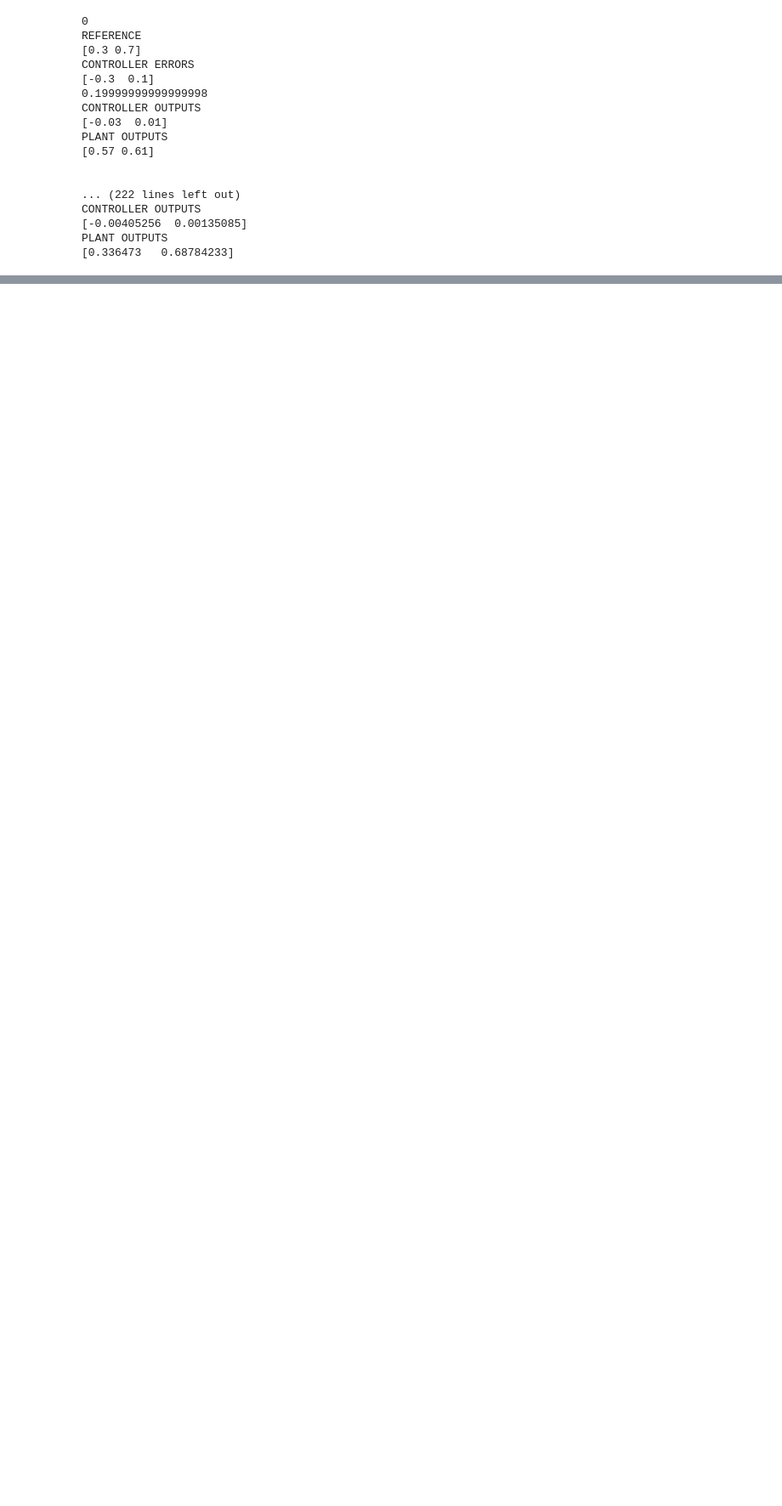
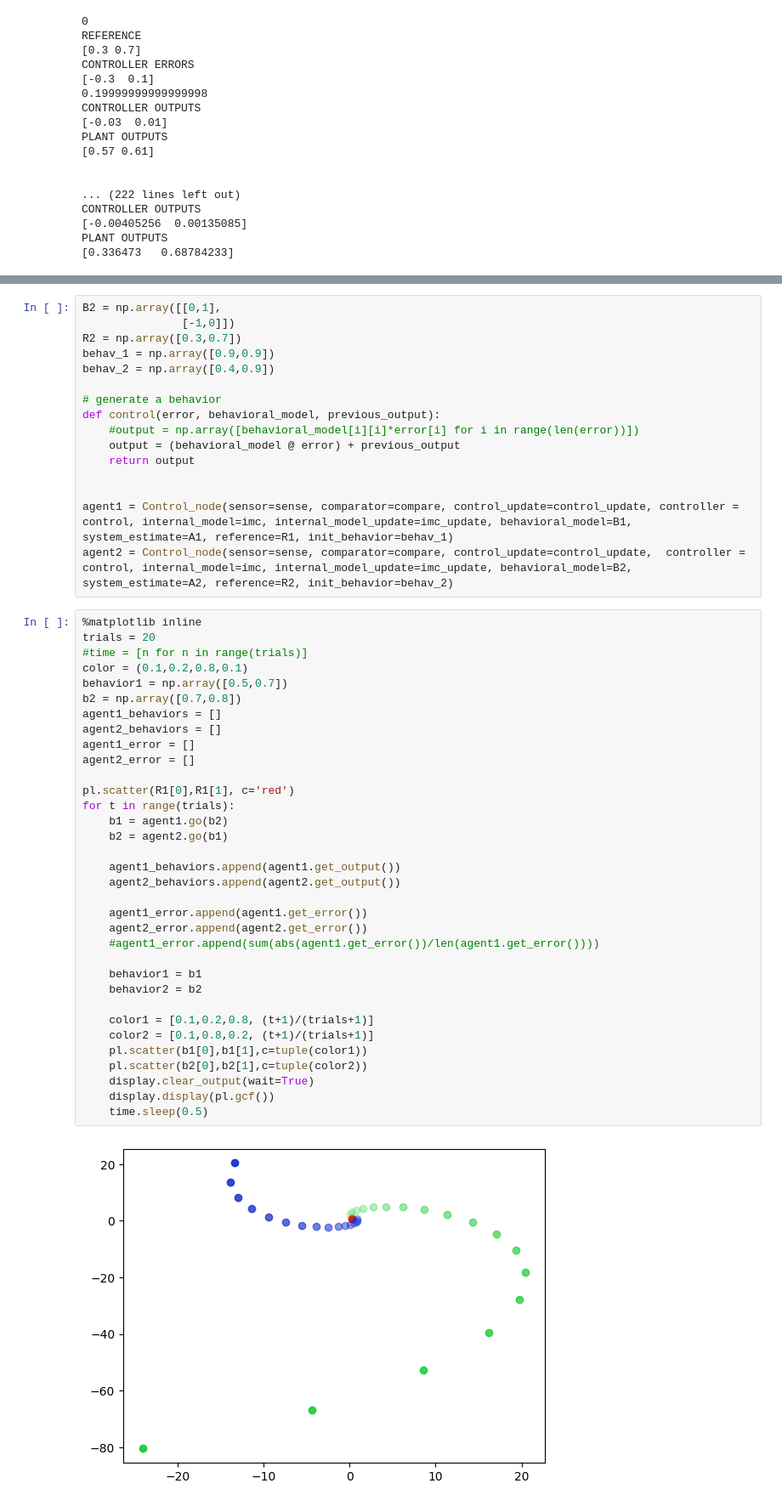
Before and after one commit to jprod/Control, a Jupyter notebook: 2-D_single_agent.ipynb, the cells around one changed output, grey strips where cells are left out. Shown at 85% size. Saved outputs shown, nothing was run; the diff lists cells and outputs as text; blank space fills up the shorter version.

```diff
--- a/2-D_single_agent.ipynb
+++ b/2-D_single_agent.ipynb
@@ -157,0 +187,52 @@ PLANT OUTPUTS
+# %%
+B2 = np.array([[0,1],
+               [-1,0]])
+R2 = np.array([0.3,0.7])
+behav_1 = np.array([0.9,0.9])
+behav_2 = np.array([0.4,0.9])
+
+# generate a behavior
+def control(error, behavioral_model, previous_output):
+    #output = np.array([behavioral_model[i][i]*error[i] for i in range(len(error))])
+    output = (behavioral_model @ error) + previous_output
+    return output
+
+
+agent1 = Control_node(sensor=sense, comparator=compare, control_update=control_update, controller = control, internal_model=imc, internal_model_update=imc_update, behavioral_model=B1, system_estimate=A1, reference=R1, init_behavior=behav_1)
+agent2 = Control_node(sensor=sense, comparator=compare, control_update=control_update,  controller = control, internal_model=imc, internal_model_update=imc_update, behavioral_model=B2, system_estimate=A2, reference=R2, init_behavior=behav_2)
+# %%
+%matplotlib inline
+trials = 20
+#time = [n for n in range(trials)]
+color = (0.1,0.2,0.8,0.1)
+behavior1 = np.array([0.5,0.7])
+b2 = np.array([0.7,0.8])
+agent1_behaviors = []
+agent2_behaviors = []
+agent1_error = []
+agent2_error = []
+
+pl.scatter(R1[0],R1[1], c='red')
+for t in range(trials):
+    b1 = agent1.go(b2)
+    b2 = agent2.go(b1)
+
+    agent1_behaviors.append(agent1.get_output())
+    agent2_behaviors.append(agent2.get_output())
+
+    agent1_error.append(agent1.get_error())
+    agent2_error.append(agent2.get_error())
+    #agent1_error.append(sum(abs(agent1.get_error())/len(agent1.get_error())))
+
+    behavior1 = b1
+    behavior2 = b2
+
+    color1 = [0.1,0.2,0.8, (t+1)/(trials+1)]
+    color2 = [0.1,0.8,0.2, (t+1)/(trials+1)]
+    pl.scatter(b1[0],b1[1],c=tuple(color1))
+    pl.scatter(b2[0],b2[1],c=tuple(color2))
+    display.clear_output(wait=True)
+    display.display(pl.gcf())
+    time.sleep(0.5)
+# %% [output]
+[figure, added]
```
Also changed, not shown: parts of 6 cells of this notebook, 1 other file.
